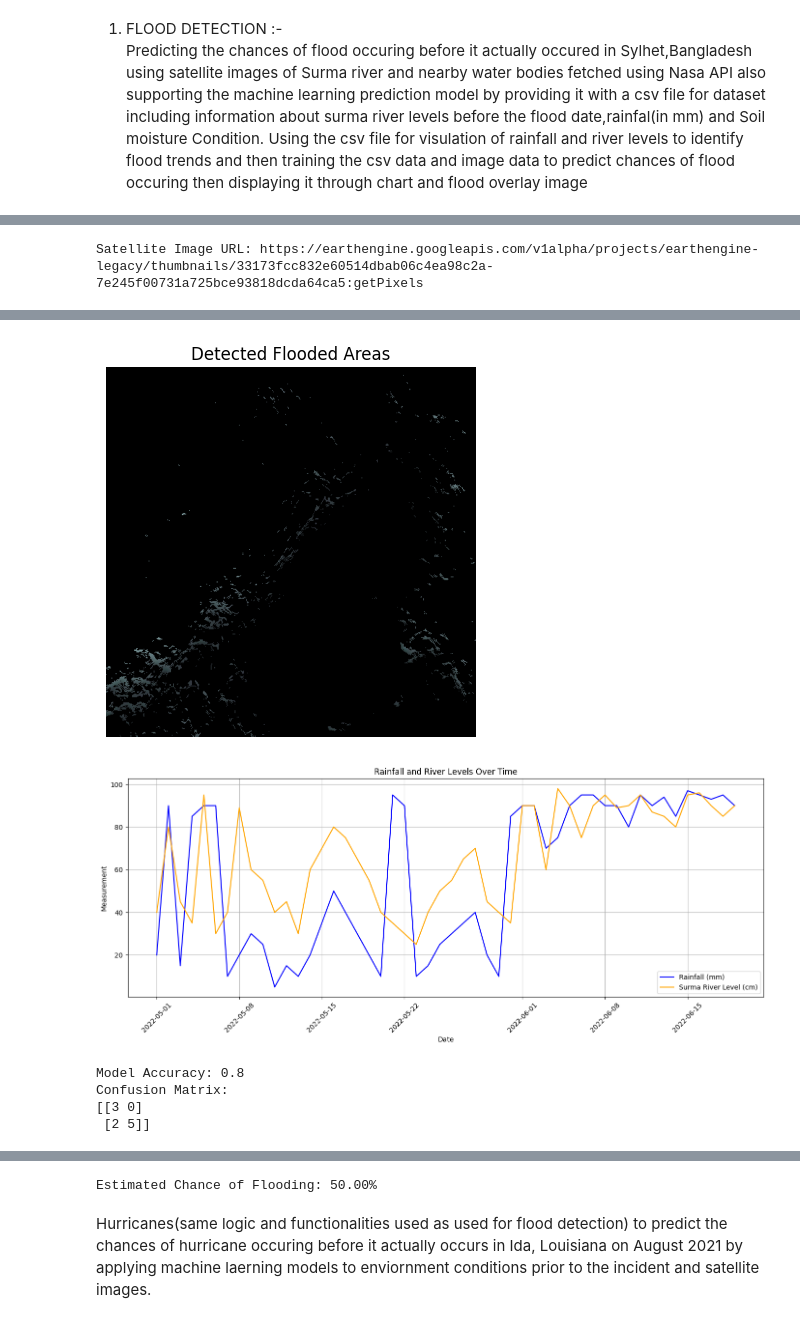
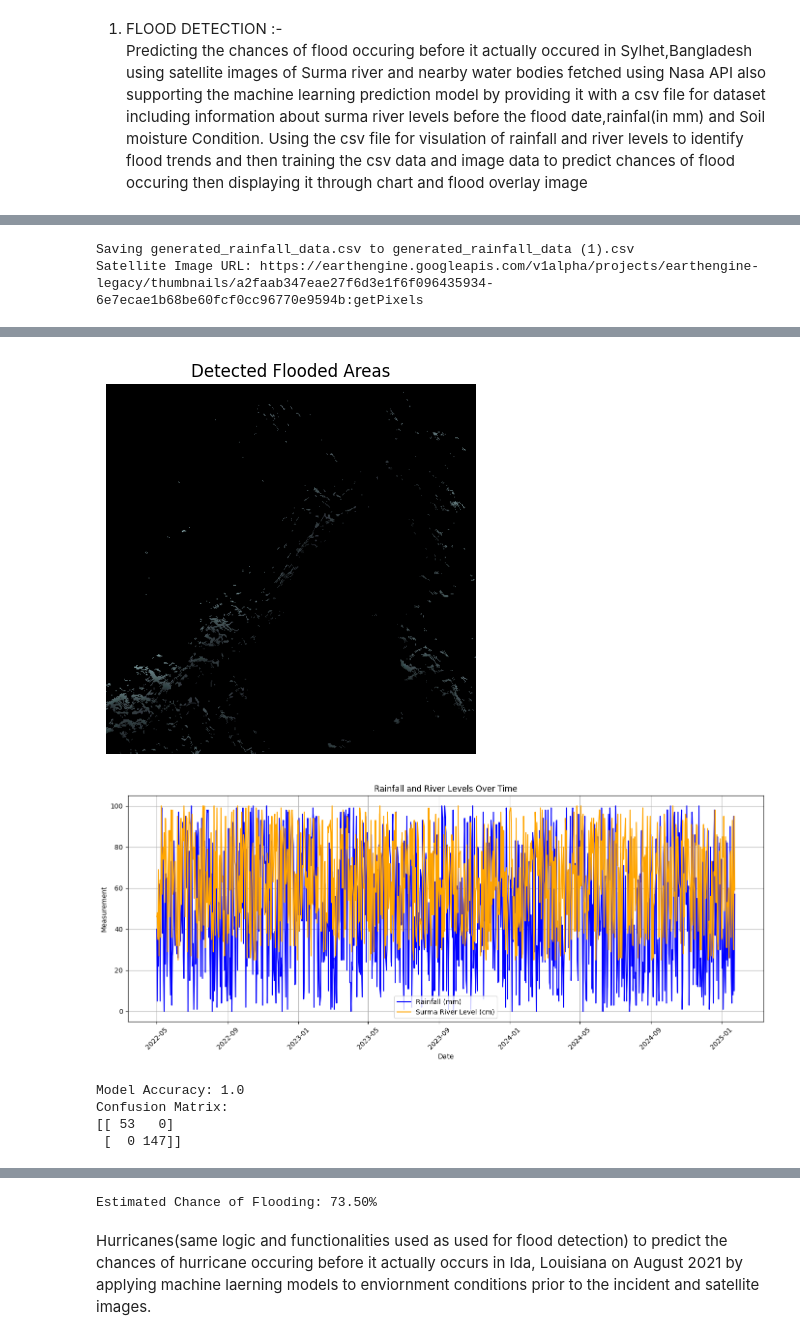
Before and after one commit to mustafa-cpu-pr/Satellite-Disaster-Prediction-System, a Jupyter notebook: Satellite_Disaster_Prediction_System.ipynb, the cells around one changed output, grey strips where cells are left out. Saved outputs shown, nothing was run; the diff lists cells and outputs as text; code cells hidden in the pictures.

```diff
--- a/Satellite_Disaster_Prediction_System.ipynb
+++ b/Satellite_Disaster_Prediction_System.ipynb
@@ -18,8 +18,8 @@ from sklearn.metrics import accuracy_score, confusion_matrix
 import seaborn as sns
 from google.colab import files
 
-# uploaded = files.upload()
-df = pd.read_csv('flfinal.csv')
+uploaded = files.upload()
+df = pd.read_csv('generated_rainfall_data.csv')
 df['Date'] = pd.to_datetime(df['Date'], format='%d/%m/%Y', dayfirst=True)
 
 NASA_API_KEY = '2gq990VUavPLf9uQqDBEdKR3XpTDqDxlPCekpaGr'
@@ -108,8 +109,9 @@ else:
-Satellite Image URL: https://earthengine.googleapis.com/v1alpha/projects/earthengine-legacy/thumbnails/33173fcc832e60514dbab06c4ea98c2a-7e245f00731a725bce93818dcda64ca5:getPixels
+Saving generated_rainfall_data.csv to generated_rainfall_data (1).csv
+Satellite Image URL: https://earthengine.googleapis.com/v1alpha/projects/earthengine-legacy/thumbnails/a2faab347eae27f6d3e1f6f096435934-6e7ecae1b68be60fcf0cc96770e9594b:getPixels
 [figure]
 [figure]
-[figure, old version]
+[figure, new version]
-Model Accuracy: 0.8
+Model Accuracy: 1.0
 Confusion Matrix:
-[[3 0]
- [2 5]]
+[[ 53   0]
+ [  0 147]]
@@ -117,5 +119,5 @@ Confusion Matrix:
 [figure]
-Estimated Chance of Flooding: 50.00%
+Estimated Chance of Flooding: 73.50%
 # %% [markdown]
 Hurricanes(same logic and functionalities used as used for flood detection)
 to predict the chances of hurricane occuring before it actually occurs in Ida, Louisiana on August 2021 by applying machine laerning models to enviornment conditions prior to the incident and satellite images.
```
Also changed, not shown: parts of 7 cells of this notebook.
